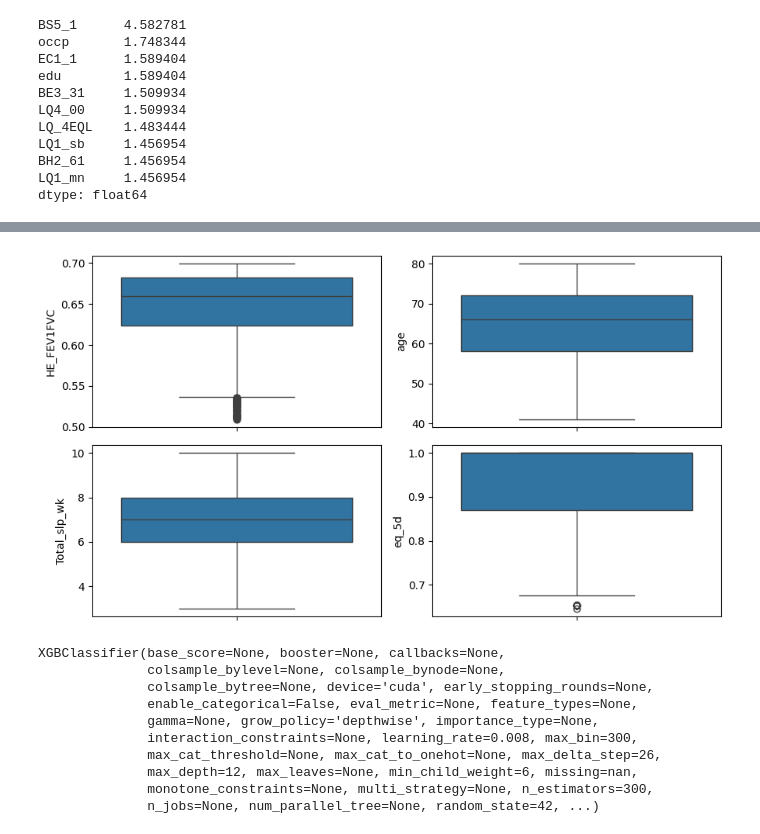
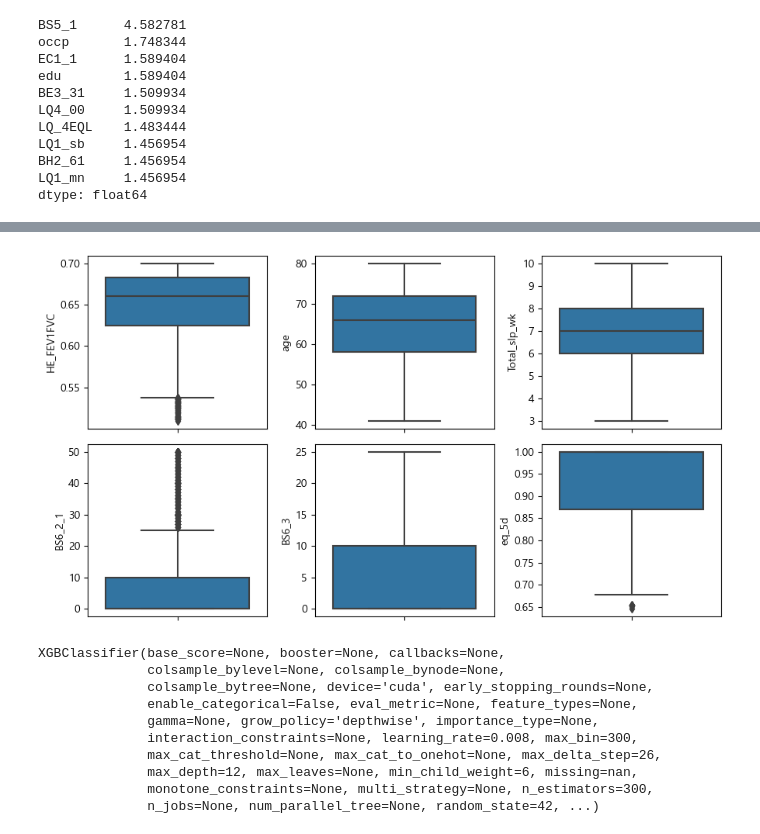
Before and after one commit to jhs-164179/Nurse__, a Jupyter notebook: [04]ML_test.ipynb, the cells around one changed output, grey strips where cells are left out. Saved outputs shown, nothing was run; the diff lists cells and outputs as text; code cells hidden in the pictures.

```diff
--- a/[04]ML_test.ipynb
+++ b/[04]ML_test.ipynb
@@ -96,6 +89,7 @@ TARGETS = ['BE3_31', 'BE5_1']
 f_NUMERIC = (NUMERIC + NUMERIC2 + NUMERIC3).copy()
 f_CATEGORICAL = (CATEGORICAL + CATEGORICAL2 + CATEGORICAL3).copy()
 f_ONE_HOT = (ONE_HOT + ONE_HOT2 + ONE_HOT3).copy()
+f_CATEGORICAL.append('BE3_31')
 # %%
 for value in f_NUMERIC:
     if value not in df.columns:
@@ -111,13 +105,14 @@ for value in f_ONE_HOT:
     if value not in df.columns:
         print(value)
         f_ONE_HOT.remove(value)
-# %%
-f_ONE_HOT.append('BE3_31')
 # %%
 # 결측치 처리
-for col in df.columns:
-    # df[col].fillna(df[col].mode()[0], inplace=True)
+for col in f_NUMERIC:
     df[col].fillna(0, inplace=True)
+for col in f_CATEGORICAL:
+    df[col].fillna(0, inplace=True)
+for col in f_ONE_HOT:
+    df[col].fillna(df[col].mode()[0], inplace=True)
 # %%
 df[f_NUMERIC].hist()
 plt.tight_layout()
@@ -127,6 +122,6 @@ plt.show()
 # %%
 cols = 2
-rows = 2
+rows = 3
 fig, axes = plt.subplots(cols, rows, figsize=(9, 5))
 
 count = 0
@@ -162,18 +161,18 @@ plt.show()
 # %%
 cols = 2
-rows = 2
+rows = 3
 fig, axes = plt.subplots(cols, rows, figsize=(9, 5))
 
 count = 0
 for j in range(cols):
     for k in range(rows):
         if count >= 7:
             break
         sns.boxplot(y=df[f_NUMERIC[count]], ax=axes[j, k])
         count += 1
 plt.tight_layout()
 # %% [output]
-[figure, old version]
+[figure, new version]
 # %%
 X = df.drop('BE5_1', axis=1)
 y = df['BE5_1']
```
Also changed, not shown: parts of 13 cells of this notebook, 1 other file.
